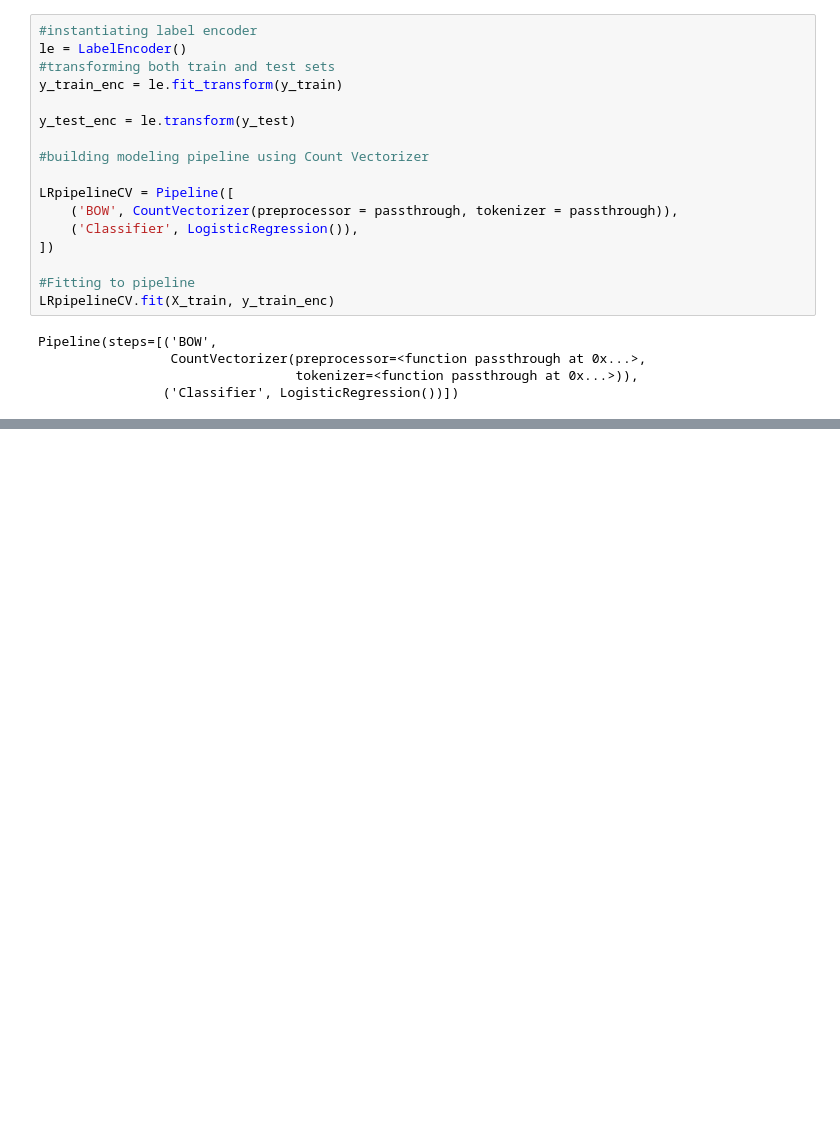
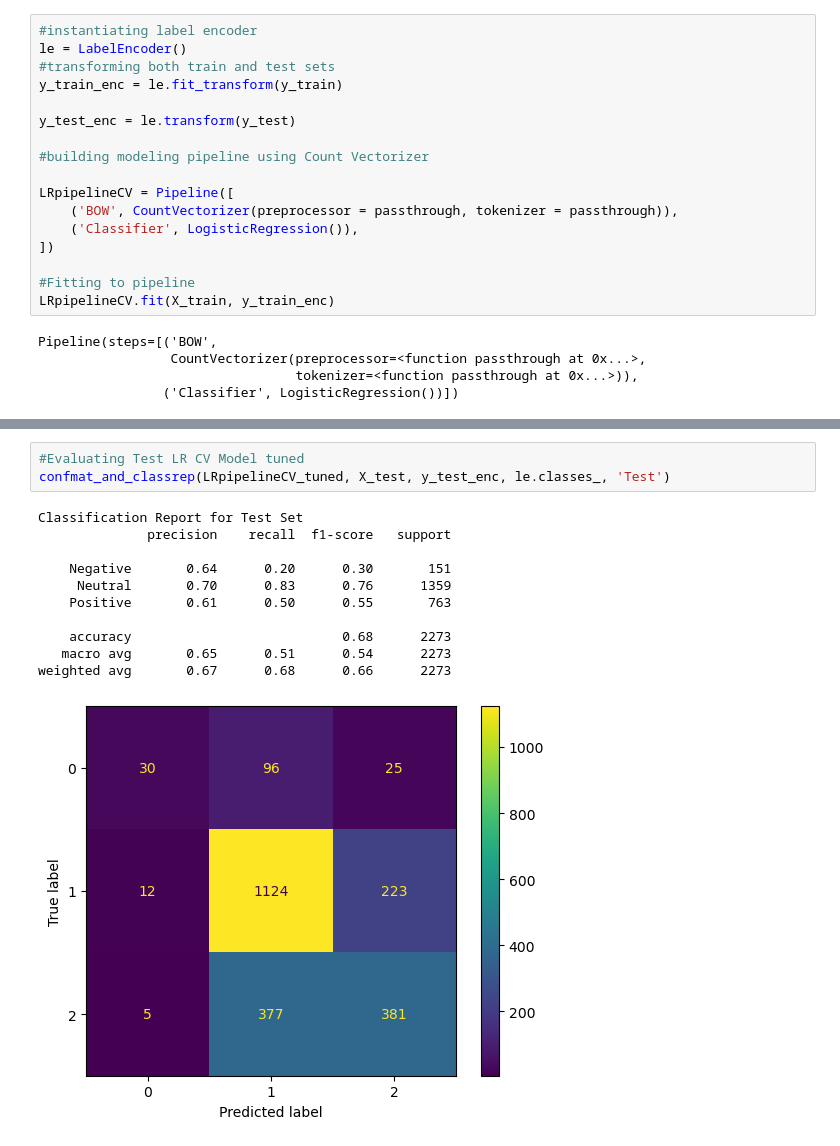
Before and after one commit to KennedyOwinoJnr/Twitter-Sentiment-Analysis, a Jupyter notebook: ProjectNotebook.ipynb, the cells around one changed output, grey strips where cells are left out. Cells and saved outputs as stored; diff of their text form; blank space fills up the shorter version.

```diff
--- a/ProjectNotebook.ipynb
+++ b/ProjectNotebook.ipynb
@@ -471,0 +564,15 @@ Pipeline(steps=[('BOW',
+# %%
+#Evaluating Test LR CV Model tuned
+confmat_and_classrep(LRpipelineCV_tuned, X_test, y_test_enc, le.classes_, 'Test')
+# %% [output]
+Classification Report for Test Set
+              precision    recall  f1-score   support
+
+    Negative       0.64      0.20      0.30       151
+     Neutral       0.70      0.83      0.76      1359
+    Positive       0.61      0.50      0.55       763
+
+    accuracy                           0.68      2273
+   macro avg       0.65      0.51      0.54      2273
+weighted avg       0.67      0.68      0.66      2273
+[figure, added]
```
Also changed, not shown: parts of 14 cells of this notebook.
